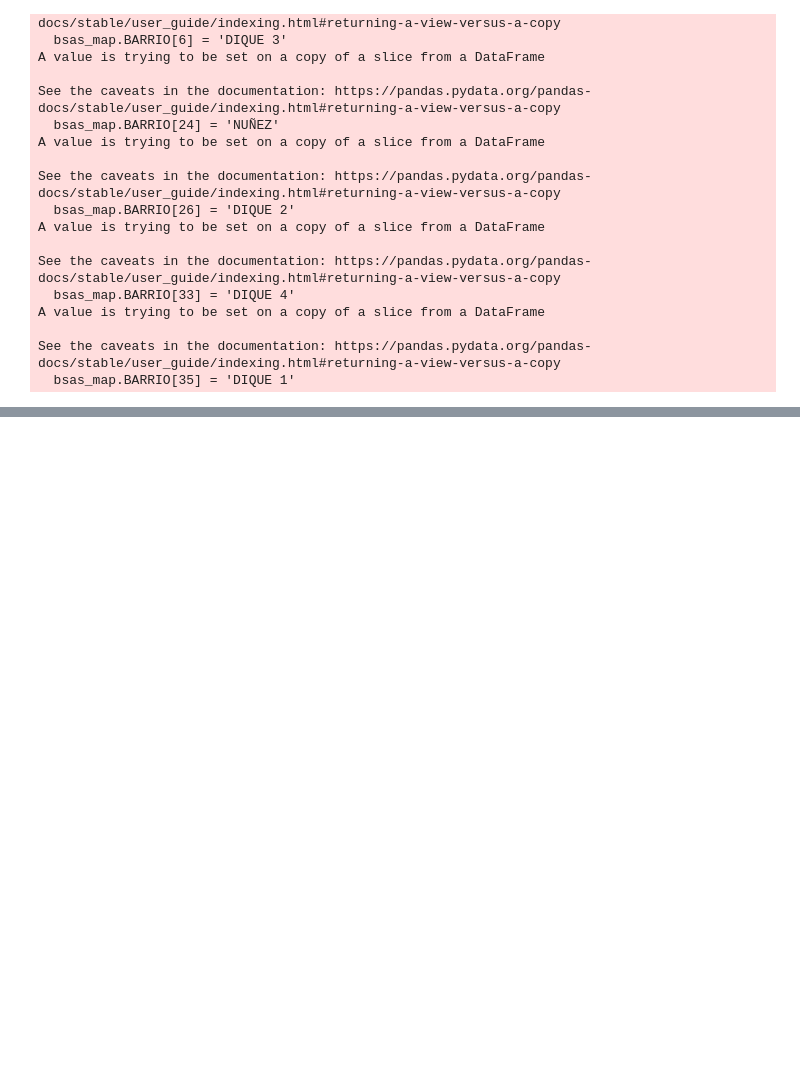
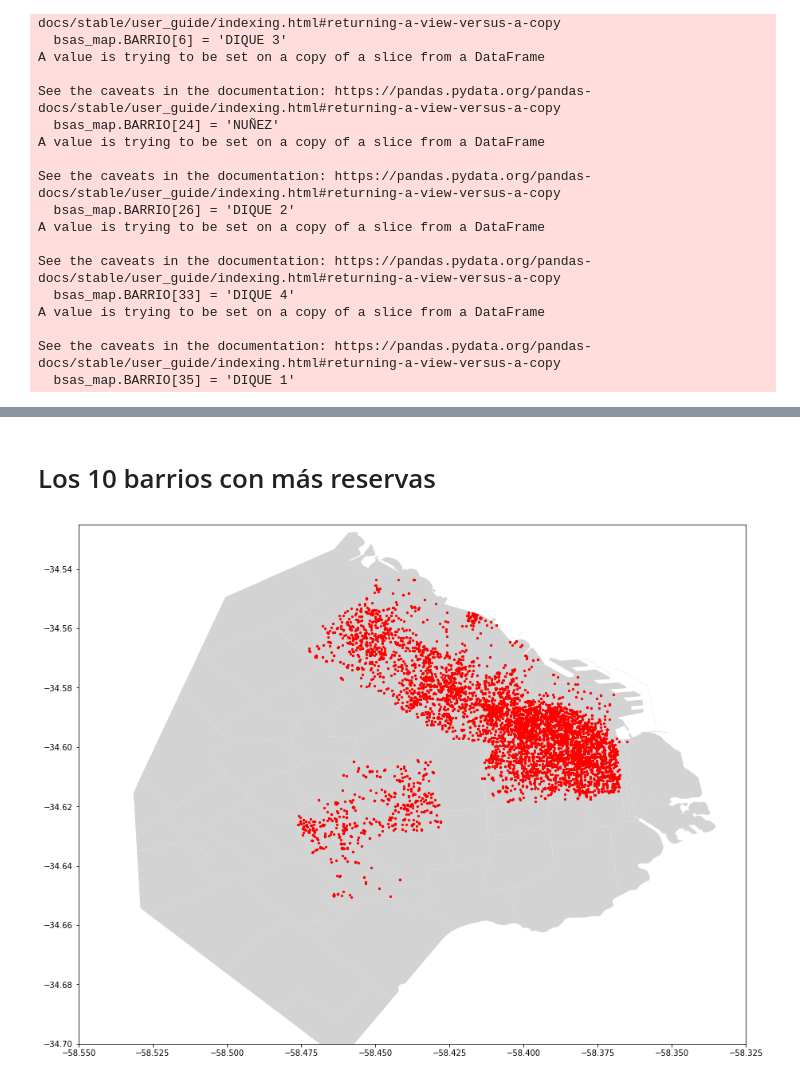
Before and after one commit to julietahocsman/goproject, a Jupyter notebook: notebooks/statistics_per_neighborhood.ipynb, the cells around one changed output, grey strips where cells are left out. Saved outputs shown, nothing was run; the diff lists cells and outputs as text; code cells hidden in the pictures; blank space fills up the shorter version.

Commit message:
statistics for 10 most searched neighborhoods

```diff
--- a/notebooks/statistics_per_neighborhood.ipynb
+++ b/notebooks/statistics_per_neighborhood.ipynb
@@ -267,0 +307,7 @@ all_data.neighbor.value_counts()
+# %%
+all_data = all_data[all_data['uid'] != 'W2UoC9eld8MNS08rn8W2KVqKCYB2']
+all_data = all_data[all_data['uid'] != 'REwY2MGhNFSmVq4smD6dgXBniu83']
+all_data = all_data[all_data['uid'] != 'RMnlCQYA06TyfsrGhw8Rscp6dTp1']
+all_data = all_data[all_data['uid'] != 'BLLbW2aUT4Xd5Kyu4lUX98MMget1']
+# %%
+all_data.insert(0, 'user_id', range(0, 0 + len(all_data)))
@@ -267,0 +322,24 @@ all_data.neighbor.value_counts()
+# %% [markdown]
+# Los 10 barrios con más reservas
+# %%
+def getting_10_neighborhoods():
+    list_10_neigh = all_data.neighbor.value_counts()[:10].index.tolist()
+    all_data_10_list = []
+
+    for neigh in list_10_neigh:
+        all_data_10 = all_data[all_data['neighbor'] == neigh]
+        all_data_10_list.append(all_data_10)
+
+    all_data_10 = pd.concat(all_data_10_list)
+    return all_data_10
+
+all_data_10 = getting_10_neighborhoods()
+# %%
+fig,ax = plt.subplots(figsize = (15,16))
+bsas_map.plot(ax=ax, color='lightgrey')
+all_data_10.plot(ax=ax, markersize=5, color='red')
+ax.set_xlim([-58.550, -58.325])
+ax.set_ylim([-34.700, -34.525])
+plt.show()
+# %% [output]
+[figure, added]
```
Also changed, not shown: parts of 27 cells of this notebook, 2 other files.
